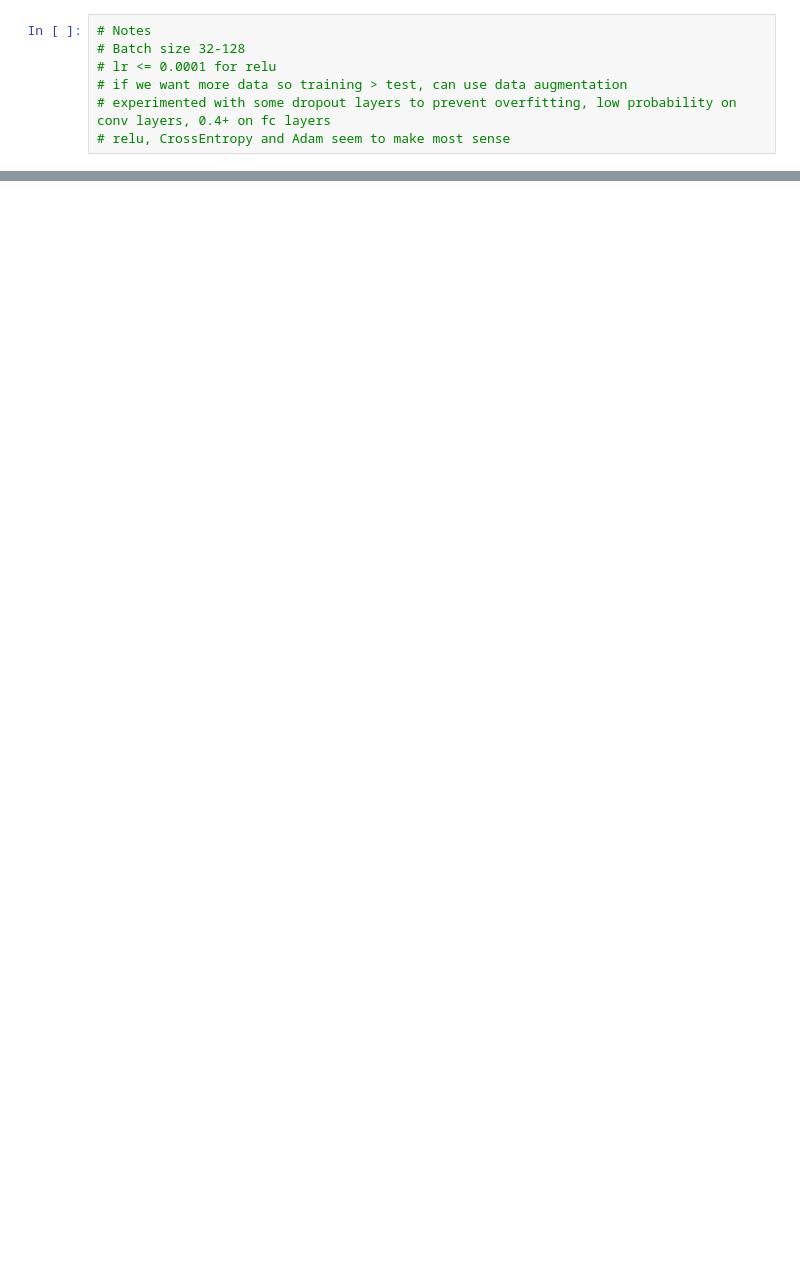
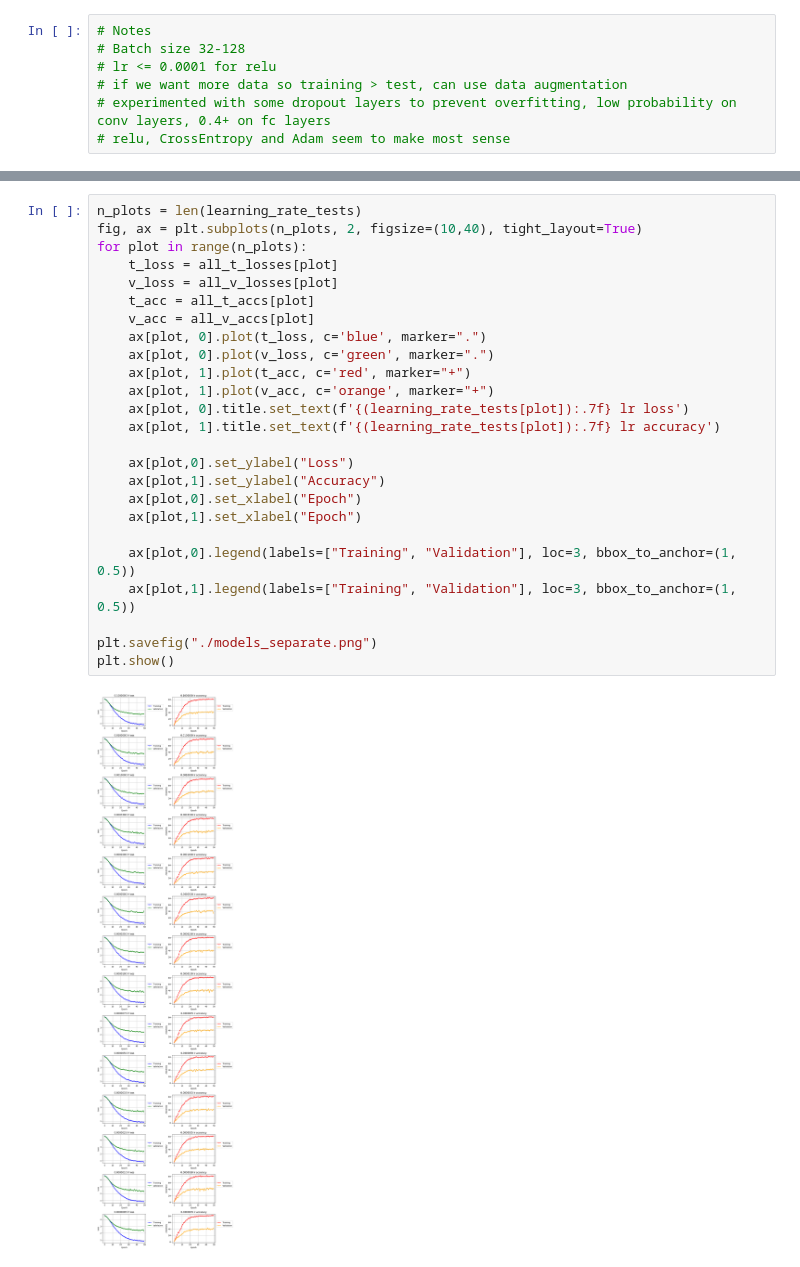
Before and after one commit to INT2-group18/Network, a Jupyter notebook: learning_rate_tests.ipynb, the cells around one changed output, grey strips where cells are left out. Cells and saved outputs as stored; diff of their text form; blank space fills up the shorter version.

```diff
--- a/learning_rate_tests.ipynb
+++ b/learning_rate_tests.ipynb
@@ -419,3 +423,30 @@ plt.savefig("figs/learning_rates.png")
+# %%
+n_plots = len(learning_rate_tests)
+fig, ax = plt.subplots(n_plots, 2, figsize=(10,40), tight_layout=True)
+for plot in range(n_plots):
+    t_loss = all_t_losses[plot]
+    v_loss = all_v_losses[plot]
+    t_acc = all_t_accs[plot]
+    v_acc = all_v_accs[plot]
+    ax[plot, 0].plot(t_loss, c='blue', marker=".")
+    ax[plot, 0].plot(v_loss, c='green', marker=".")
+    ax[plot, 1].plot(t_acc, c='red', marker="+")
+    ax[plot, 1].plot(v_acc, c='orange', marker="+")
+    ax[plot, 0].title.set_text(f'{(learning_rate_tests[plot]):.7f} lr loss')
+    ax[plot, 1].title.set_text(f'{(learning_rate_tests[plot]):.7f} lr accuracy')
+
+    ax[plot,0].set_ylabel("Loss")
+    ax[plot,1].set_ylabel("Accuracy")
+    ax[plot,0].set_xlabel("Epoch")
+    ax[plot,1].set_xlabel("Epoch")
+
+    ax[plot,0].legend(labels=["Training", "Validation"], loc=3, bbox_to_anchor=(1, 0.5))
+    ax[plot,1].legend(labels=["Training", "Validation"], loc=3, bbox_to_anchor=(1, 0.5))
+
+plt.savefig("./models_separate.png")
+plt.show()
+# %% [output]
+[figure, added]
 # %%
 # # Plot
 # fig = plt.figure(tight_layout=True)
```
Also changed, not shown: parts of 15 cells of this notebook, 2 other files.
